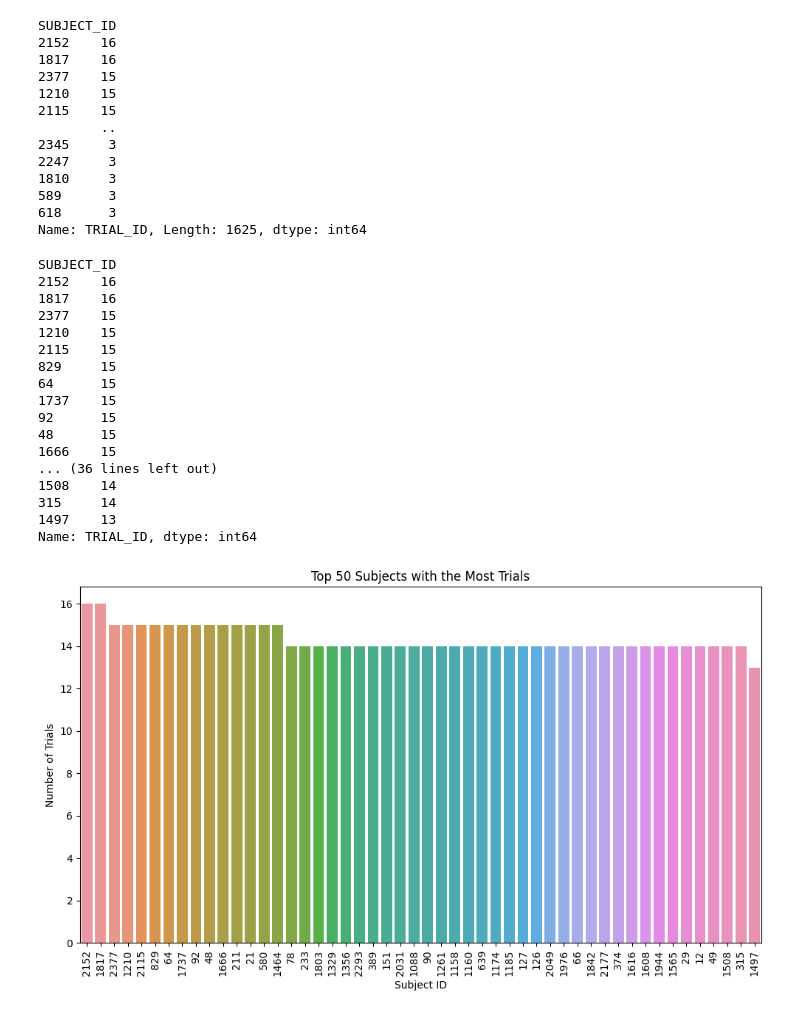
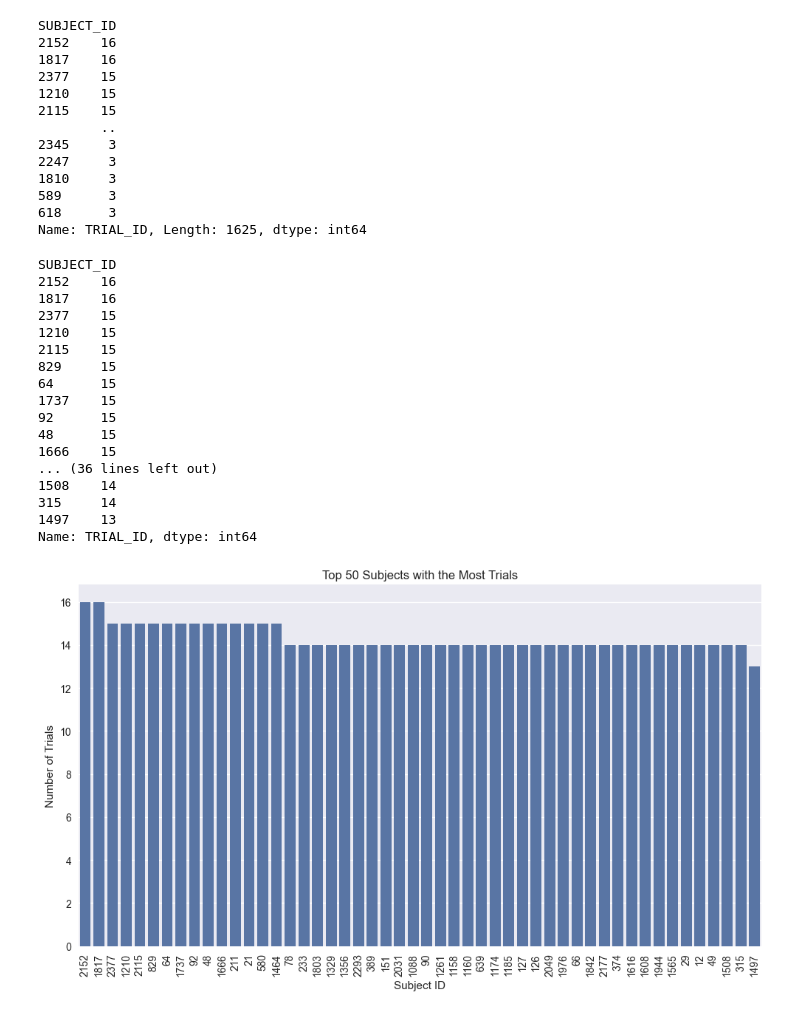
Before and after one commit to bernatsort/Therapy-Progress-Gait-Prediction, a Jupyter notebook: code.ipynb, the cells around one changed output. Cells and saved outputs as stored; diff of their text form; code cells hidden in the pictures.

Commit message:
Distrib Subjects by Number of Trials (good colors)

```diff
--- a/code.ipynb
+++ b/code.ipynb
@@ -5,6 +5,7 @@ import os
 import pandas as pd
 import matplotlib.pyplot as plt
 import seaborn as sns
+plt.style.use('seaborn-v0_8')
 # %% [markdown]
 ## Load data
 # %%
@@ -687,35 +688,36 @@ trial_counts = GRF_COP_AP_PRO_right_train.groupby('SUBJECT_ID')['TRIAL_ID'].nuni
 # Select the top N subjects
 top_subjects = trial_counts.head(top_n)
 print(top_subjects)
 
 # Bar plot
 plt.figure(figsize=(10, 6))  # Set the figure size
-sns.barplot(x=top_subjects.index, y=top_subjects.values, order = top_subjects.index)
+color = sns.color_palette()[0] # Get the first blue color from the Seaborn color palette
+sns.barplot(x=top_subjects.index, y=top_subjects.values, order = top_subjects.index, color=color)
 plt.xlabel('Subject ID')
 plt.ylabel('Number of Trials')
 plt.title('Top {} Subjects with the Most Trials'.format(top_n))
 plt.xticks(rotation=90)  # Rotate x-axis labels if needed
 plt.tight_layout()  # Adjust the spacing
 plt.show()
 # %% [output]
 SUBJECT_ID
 2152    16
 1817    16
 2377    15
 1210    15
 2115    15
 829     15
 64      15
 1737    15
 92      15
 48      15
 1666    15
 ... (36 lines left out)
 1508    14
 315     14
 1497    13
 Name: TRIAL_ID, dtype: int64
-[figure, old version]
+[figure, new version]
 # %%
 # Number of top subjects to plot
 top_n = 50
```
Also changed, not shown: parts of 2 cells of this notebook.
